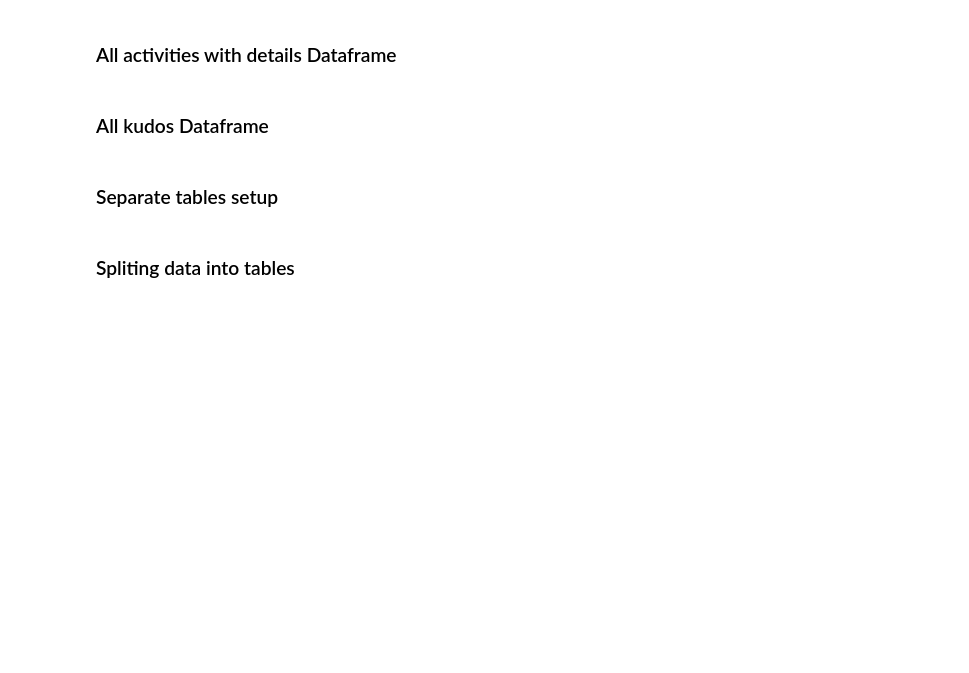
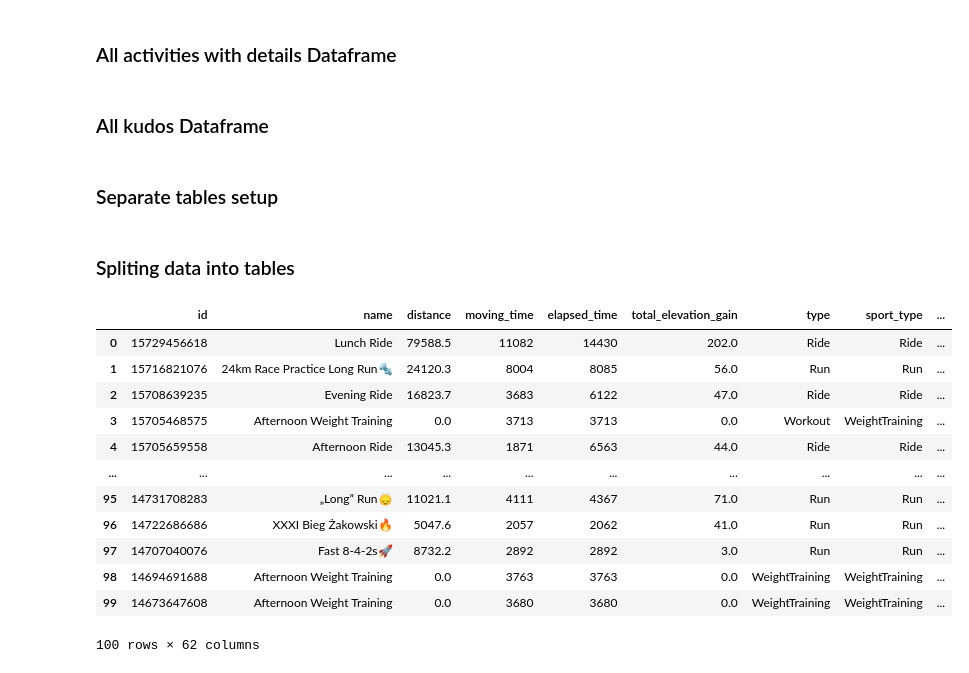
Before and after one commit to lowickib/Strava-Analytics, a Jupyter notebook: 2_Silver_Layer.ipynb, the cells around one changed output. Drawn from its saved outputs; the diff is of its cells as text; code cells hidden in the pictures; blank space fills up the shorter version.

```diff
--- a/2_Silver_Layer.ipynb
+++ b/2_Silver_Layer.ipynb
@@ -65,7 +66,6 @@ dataframe_columns = {
     'private',
     'visibility',
     'flagged',
-    'gear_id',
     'start_latlng',
     'end_latlng',
     'average_speed',
@@ -257,0 +367,16 @@ dataframes = {
+# %%
+activities_df
+# %% [output]
+|  | id | name | distance | moving_time | elapsed_time | total_elevation_gain | type | sport_type | ... |
+| 0 | 15729456618 | Lunch Ride | 79588.5 | 11082 | 14430 | 202.0 | Ride | Ride | ... |
+| 1 | 15716821076 | 24km Race Practice Long Run🔩 | 24120.3 | 8004 | 8085 | 56.0 | Run | Run | ... |
+| 2 | 15708639235 | Evening Ride | 16823.7 | 3683 | 6122 | 47.0 | Ride | Ride | ... |
+| 3 | 15705468575 | Afternoon Weight Training | 0.0 | 3713 | 3713 | 0.0 | Workout | WeightTraining | ... |
+| 4 | 15705659558 | Afternoon Ride | 13045.3 | 1871 | 6563 | 44.0 | Ride | Ride | ... |
+| ... | ... | ... | ... | ... | ... | ... | ... | ... | ... |
+| 95 | 14731708283 | „Long” Run🙂‍↕️ | 11021.1 | 4111 | 4367 | 71.0 | Run | Run | ... |
+| 96 | 14722686686 | XXXI Bieg Żakowski🔥 | 5047.6 | 2057 | 2062 | 41.0 | Run | Run | ... |
+| 97 | 14707040076 | Fast 8-4-2s🚀 | 8732.2 | 2892 | 2892 | 3.0 | Run | Run | ... |
+| 98 | 14694691688 | Afternoon Weight Training | 0.0 | 3763 | 3763 | 0.0 | WeightTraining | WeightTraining | ... |
+| 99 | 14673647608 | Afternoon Weight Training | 0.0 | 3680 | 3680 | 0.0 | WeightTraining | WeightTraining | ... |
+100 rows × 62 columns
```
Also changed, not shown: parts of 9 cells of this notebook, 2 other files.
